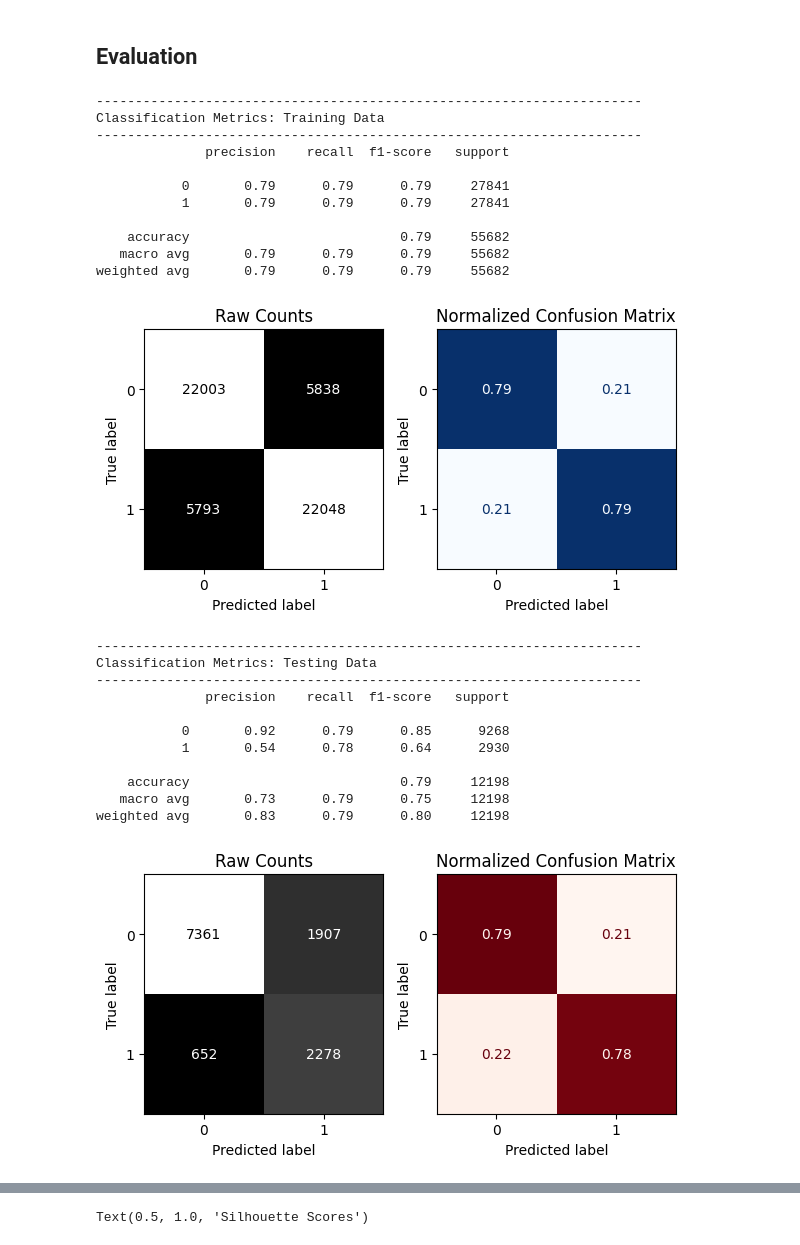
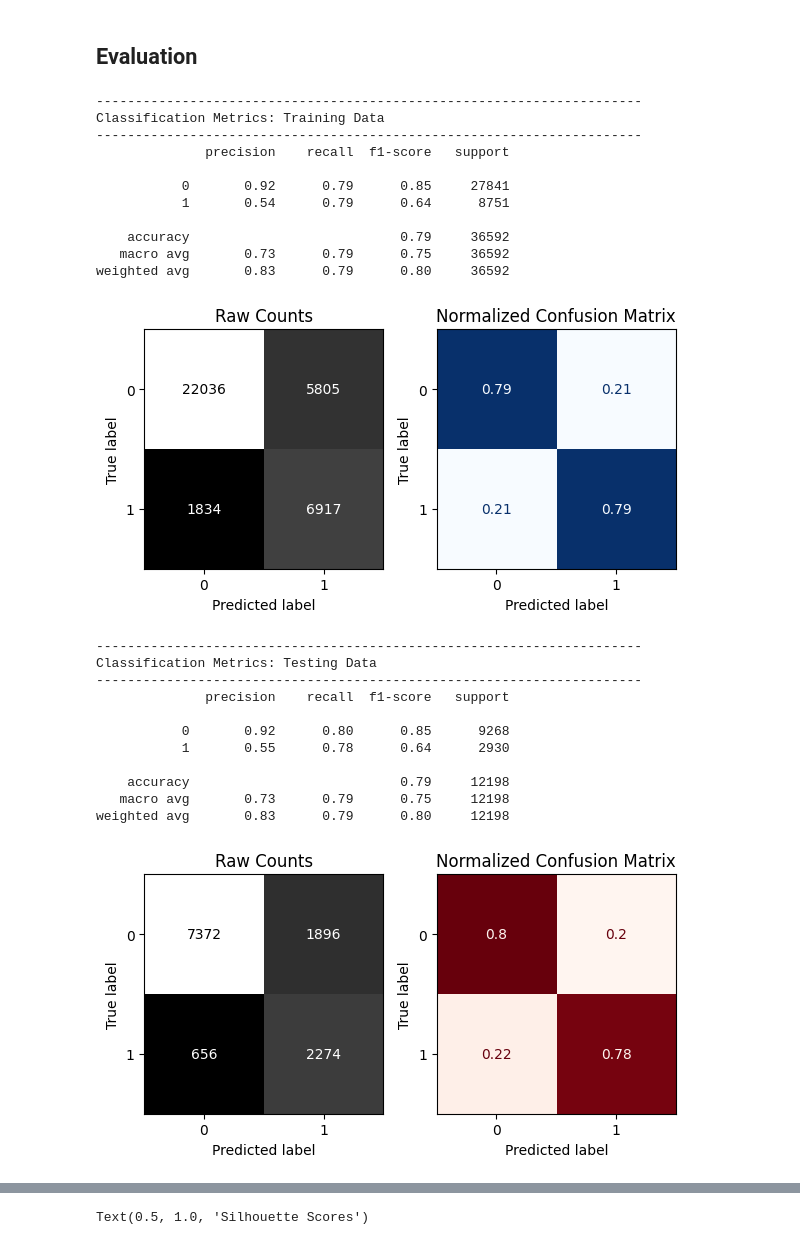
Before and after one commit to SuheirJammal/Adult_Income_Prediction_Analysis, a Jupyter notebook: Adult_Income_Analysis_Prediction.ipynb, the cells around one changed output, grey strips where cells are left out. Cells and saved outputs as stored; diff of their text form; code cells hidden in the pictures.

```diff
--- a/Adult_Income_Analysis_Prediction.ipynb
+++ b/Adult_Income_Analysis_Prediction.ipynb
@@ -797,14 +767,12 @@ warnings.filterwarnings('ignore')
 # %%
-#instantiate the pca with 3 components
-pca = PCA(n_components=3)
-
-#fit and transform with pca
-X_train_pca = pca.fit_transform(X_train_sm)
-X_test_pca  = pca.transform(X_test_tf)
-
-#instantiate the model
-lgReg_pca = LogisticRegression(random_state=42)
+#instantiate the model pipeline with pca
+lgReg_pca = Pipeline([
+    ('preprocessor', ColumnTransformer([num_tuple, cat_tuple])),
+    ('smote', SMOTE(random_state=42)),
+    ('pca', PCA(n_components=3)),
+    ('model', LogisticRegression(random_state=42))
+])
 
 #fit the model on pca training
-lgReg_pca.fit(X_train_pca, y_train_sm)
+lgReg_pca.fit(X_train, y_train)
 # %% [output]
@@ -812,30 +795,30 @@ LogisticRegression(random_state=42)
 # %% [markdown]
 ## Evaluation
 # %%
-evaluate_classification(lgReg_pca, X_train_pca, y_train_sm, X_test_pca, y_test)
+evaluate_classification(lgReg_pca, X_train, y_train, X_test, y_test)
 # %% [output]
 ----------------------------------------------------------------------
 Classification Metrics: Training Data
 ----------------------------------------------------------------------
               precision    recall  f1-score   support
 
-           0       0.79      0.79      0.79     27841
-           1       0.79      0.79      0.79     27841
+           0       0.92      0.79      0.85     27841
+           1       0.54      0.79      0.64      8751
 
-    accuracy                           0.79     55682
-   macro avg       0.79      0.79      0.79     55682
-weighted avg       0.79      0.79      0.79     55682
+    accuracy                           0.79     36592
+   macro avg       0.73      0.79      0.75     36592
+weighted avg       0.83      0.79      0.80     36592
-[figure, old version]
+[figure, new version]
 ----------------------------------------------------------------------
 Classification Metrics: Testing Data
 ----------------------------------------------------------------------
               precision    recall  f1-score   support
 
-           0       0.92      0.79      0.85      9268
-           1       0.54      0.78      0.64      2930
+           0       0.92      0.80      0.85      9268
+           1       0.55      0.78      0.64      2930
 
     accuracy                           0.79     12198
    macro avg       0.73      0.79      0.75     12198
 weighted avg       0.83      0.79      0.80     12198
-[figure, old version]
+[figure, new version]
 # %% [markdown]
```
Also changed, not shown: parts of 40 cells of this notebook.
